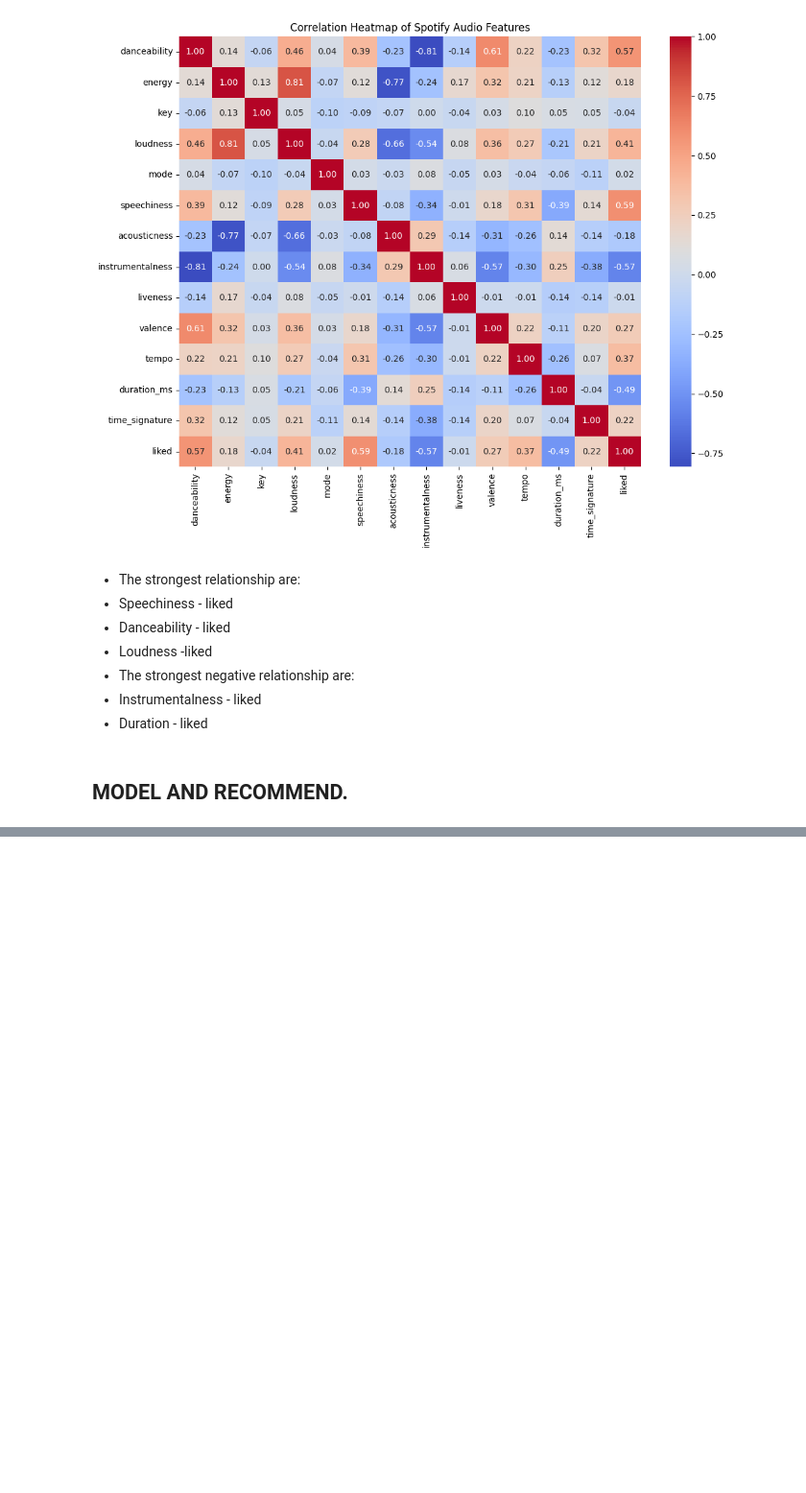
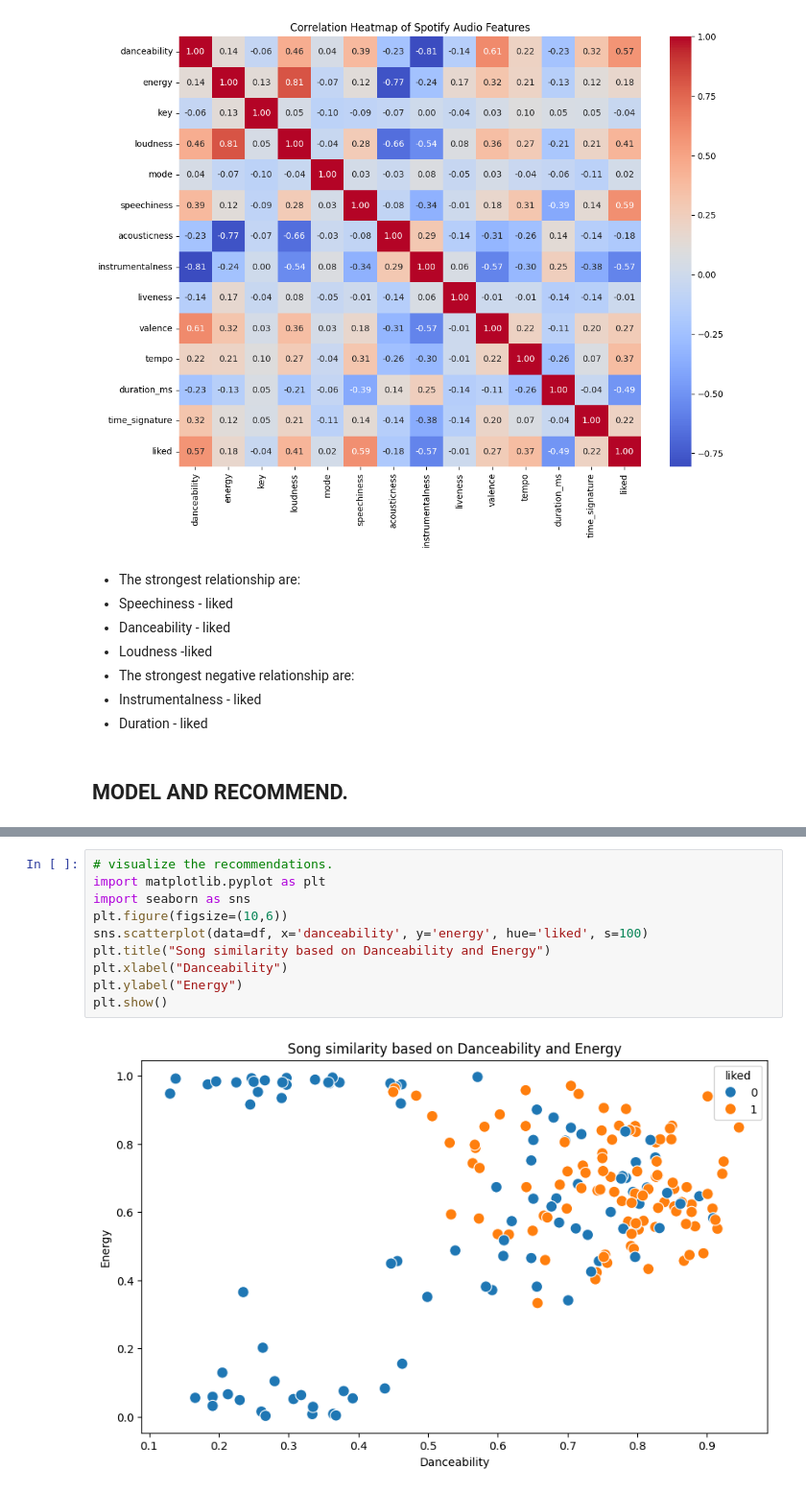
Before and after one commit to Queenmunyere/Spotify-Recommendation-system, a Jupyter notebook: Spotify-audio recommendation system.ipynb, the cells around one changed output, grey strips where cells are left out. Shown at 96% size. Drawn from its saved outputs; the diff is of its cells as text; blank space fills up the shorter version.

```diff
--- a/Spotify-audio recommendation system.ipynb
+++ b/Spotify-audio recommendation system.ipynb
@@ -484,0 +332,12 @@ plt.show()
+# %%
+# visualize the recommendations.
+import matplotlib.pyplot as plt
+import seaborn as sns
+plt.figure(figsize=(10,6))
+sns.scatterplot(data=df, x='danceability', y='energy', hue='liked', s=100)
+plt.title("Song similarity based on Danceability and Energy")
+plt.xlabel("Danceability")
+plt.ylabel("Energy")
+plt.show()
+# %% [output]
+[figure, added]
```
Also changed, not shown: parts of 40 cells of this notebook.
